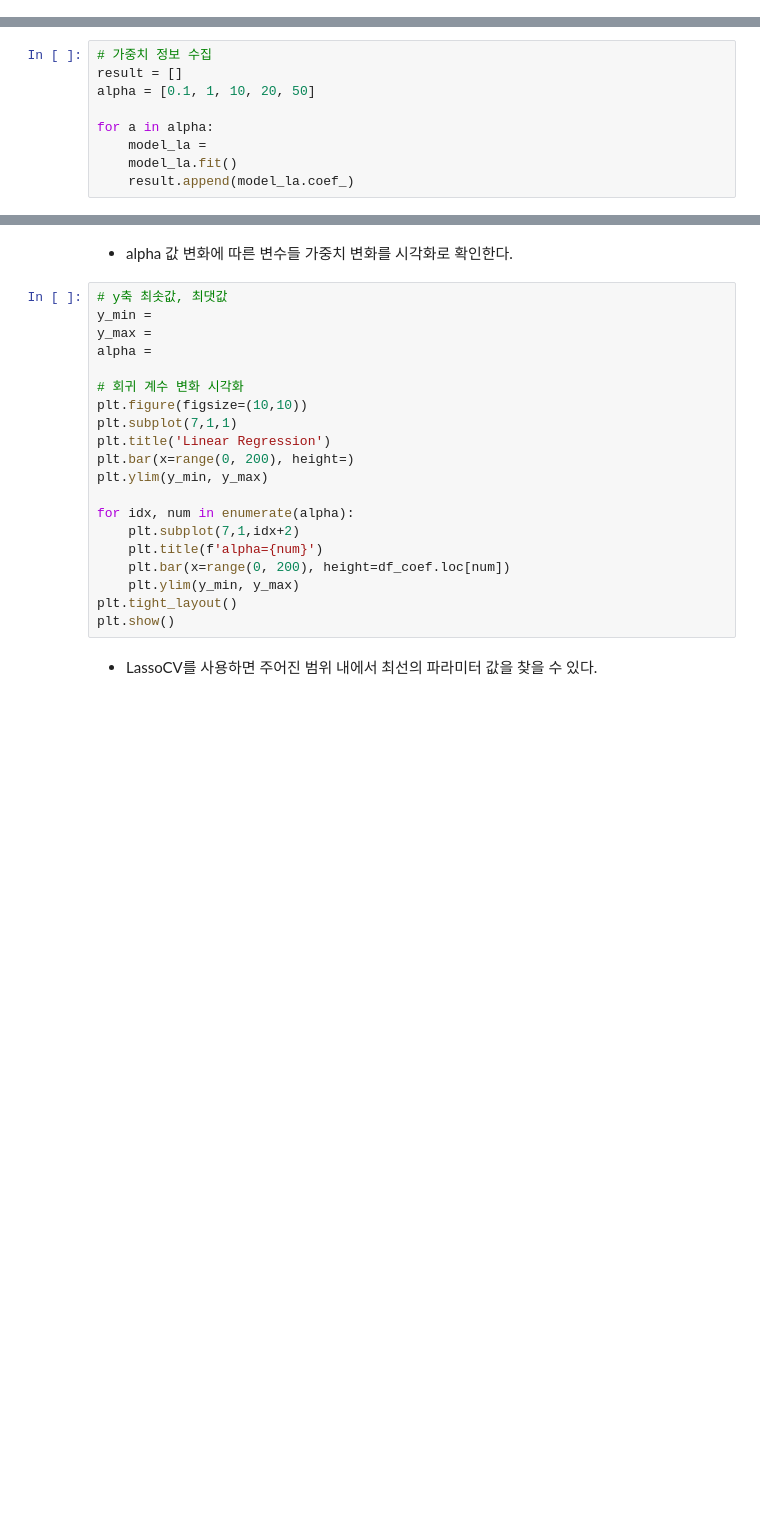
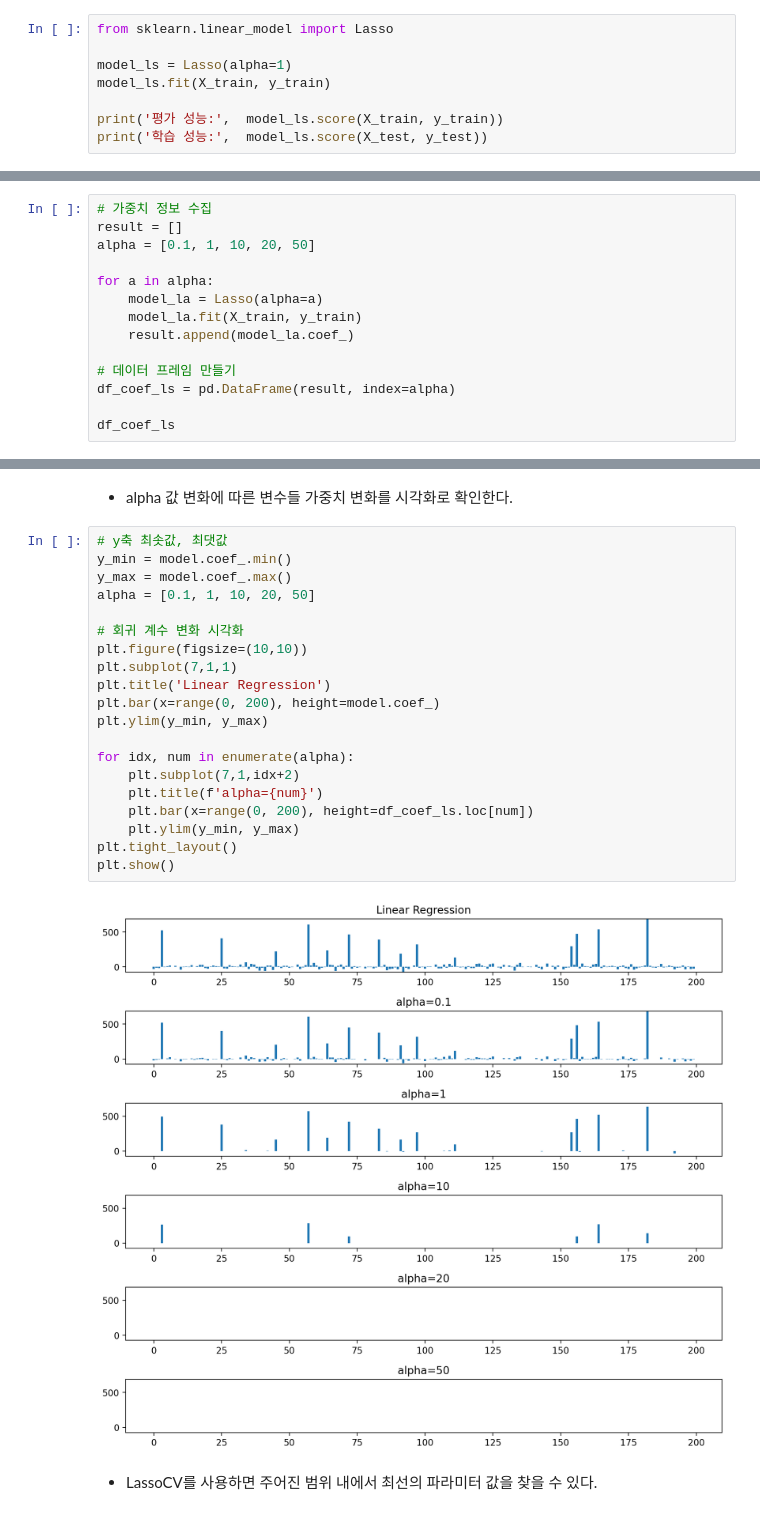
Before and after one commit to jexists/sk_network, a Jupyter notebook: 08.machine_learning/04_02_규제/04_02_규제(Regularization).ipynb, the cells around one changed output, grey strips where cells are left out. Drawn from its saved outputs; the diff is of its cells as text; blank space fills up the shorter version.

```diff
--- a/08.machine_learning/04_02_규제/04_02_규제(Regularization).ipynb
+++ b/08.machine_learning/04_02_규제/04_02_규제(Regularization).ipynb
@@ -125,0 +180,8 @@ print('평가 성능:',  )
+# %%
+from sklearn.linear_model import Lasso
+
+model_ls = Lasso(alpha=1)
+model_ls.fit(X_train, y_train)
+
+print('평가 성능:',  model_ls.score(X_train, y_train))
+print('학습 성능:',  model_ls.score(X_test, y_test))
@@ -131,6 +196,11 @@ result = []
 alpha = [0.1, 1, 10, 20, 50]
 
 for a in alpha:
-    model_la =
-    model_la.fit()
+    model_la = Lasso(alpha=a)
+    model_la.fit(X_train, y_train)
     result.append(model_la.coef_)
+
+# 데이터 프레임 만들기
+df_coef_ls = pd.DataFrame(result, index=alpha)
+
+df_coef_ls
@@ -138,23 +216,25 @@ for a in alpha:
 - alpha 값 변화에 따른 변수들 가중치 변화를 시각화로 확인한다.
 # %%
 # y축 최솟값, 최댓값
-y_min =
-y_max =
-alpha =
+y_min = model.coef_.min()
+y_max = model.coef_.max()
+alpha = [0.1, 1, 10, 20, 50]
 
 # 회귀 계수 변화 시각화
 plt.figure(figsize=(10,10))
 plt.subplot(7,1,1)
 plt.title('Linear Regression')
-plt.bar(x=range(0, 200), height=)
+plt.bar(x=range(0, 200), height=model.coef_)
 plt.ylim(y_min, y_max)
 
 for idx, num in enumerate(alpha):
     plt.subplot(7,1,idx+2)
     plt.title(f'alpha={num}')
-    plt.bar(x=range(0, 200), height=df_coef.loc[num])
+    plt.bar(x=range(0, 200), height=df_coef_ls.loc[num])
     plt.ylim(y_min, y_max)
 plt.tight_layout()
 plt.show()
+# %% [output]
+[figure, added]
 # %% [markdown]
 - LassoCV를 사용하면 주어진 범위 내에서 최선의 파라미터 값을 찾을 수 있다.
```
Also changed, not shown: parts of 22 cells of this notebook, 9 other files.
